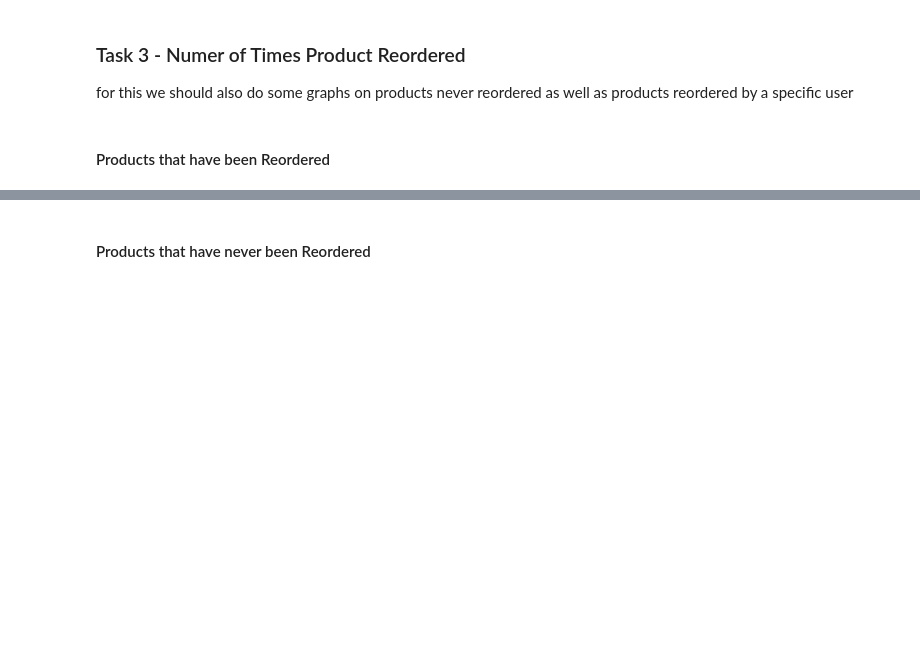
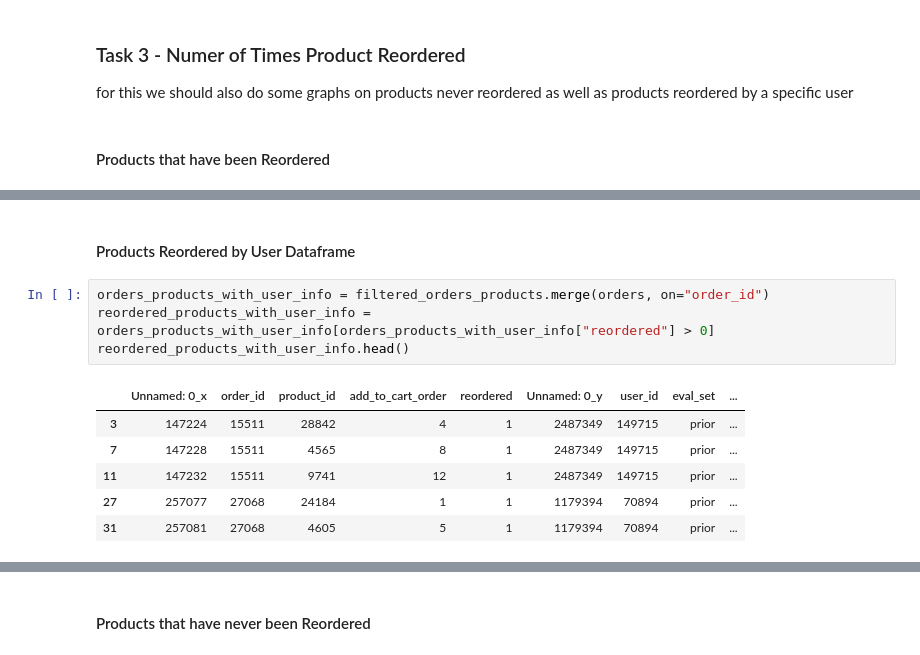
Before and after one commit to 1carew1/instacart_investigation, a Jupyter notebook: Assignment2_EDA.ipynb, the cells around one changed output, grey strips where cells are left out. Cells and saved outputs as stored; diff of their text form; blank space fills up the shorter version.

```diff
--- a/Assignment2_EDA.ipynb
+++ b/Assignment2_EDA.ipynb
@@ -239,0 +254,13 @@ Products with Reorders, dimension:  (379, 5)    size:  0.05 MB
+# %% [markdown]
+#### Products Reordered by User Dataframe
+# %%
+orders_products_with_user_info = filtered_orders_products.merge(orders, on="order_id")
+reordered_products_with_user_info = orders_products_with_user_info[orders_products_with_user_info["reordered"] > 0]
+reordered_products_with_user_info.head()
+# %% [output]
+|  | Unnamed: 0_x | order_id | product_id | add_to_cart_order | reordered | Unnamed: 0_y | user_id | eval_set | ... |
+| 3 | 147224 | 15511 | 28842 | 4 | 1 | 2487349 | 149715 | prior | ... |
+| 7 | 147228 | 15511 | 4565 | 8 | 1 | 2487349 | 149715 | prior | ... |
+| 11 | 147232 | 15511 | 9741 | 12 | 1 | 2487349 | 149715 | prior | ... |
+| 27 | 257077 | 27068 | 24184 | 1 | 1 | 1179394 | 70894 | prior | ... |
+| 31 | 257081 | 27068 | 4605 | 5 | 1 | 1179394 | 70894 | prior | ... |
```
Also changed, not shown: parts of 6 cells of this notebook.
